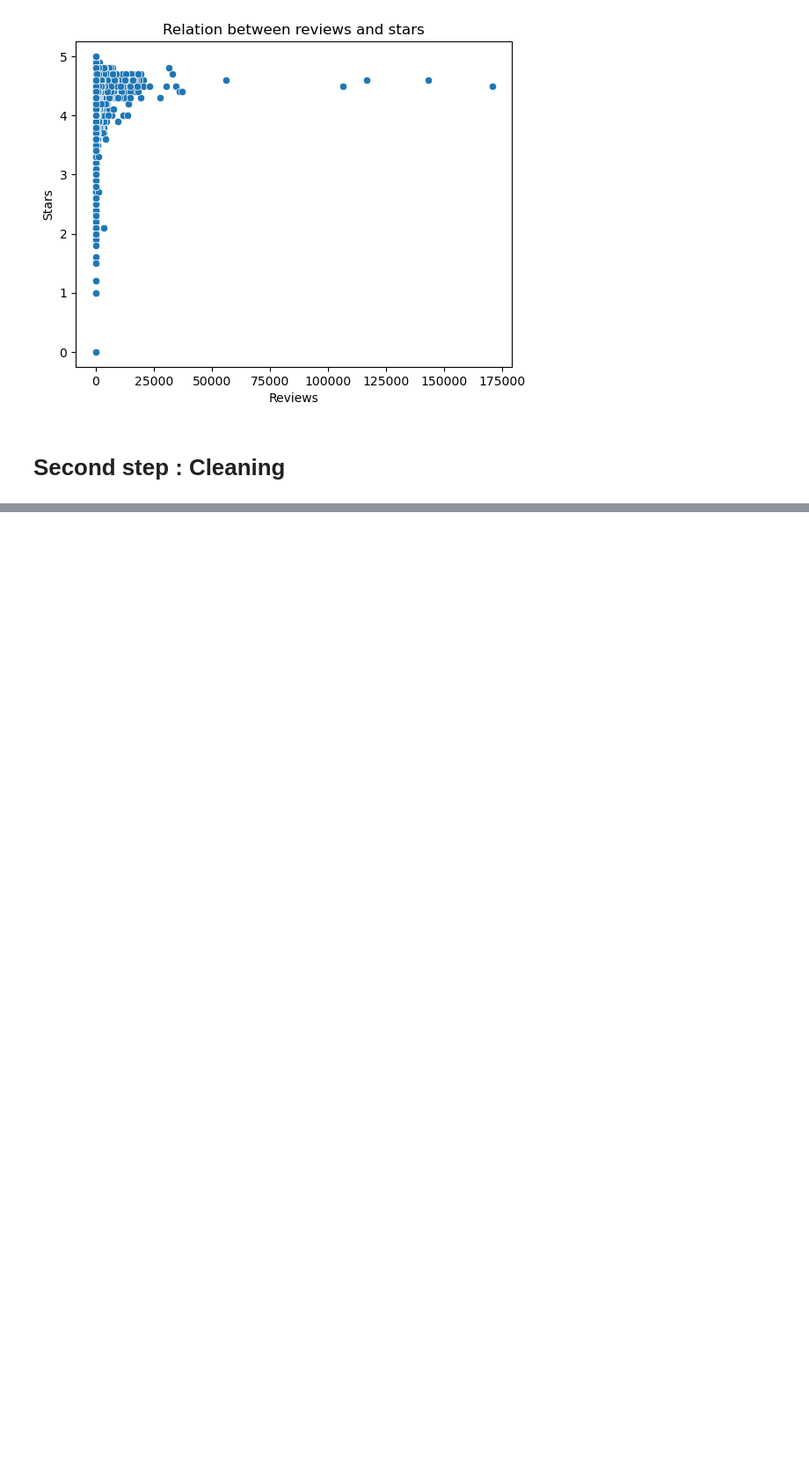
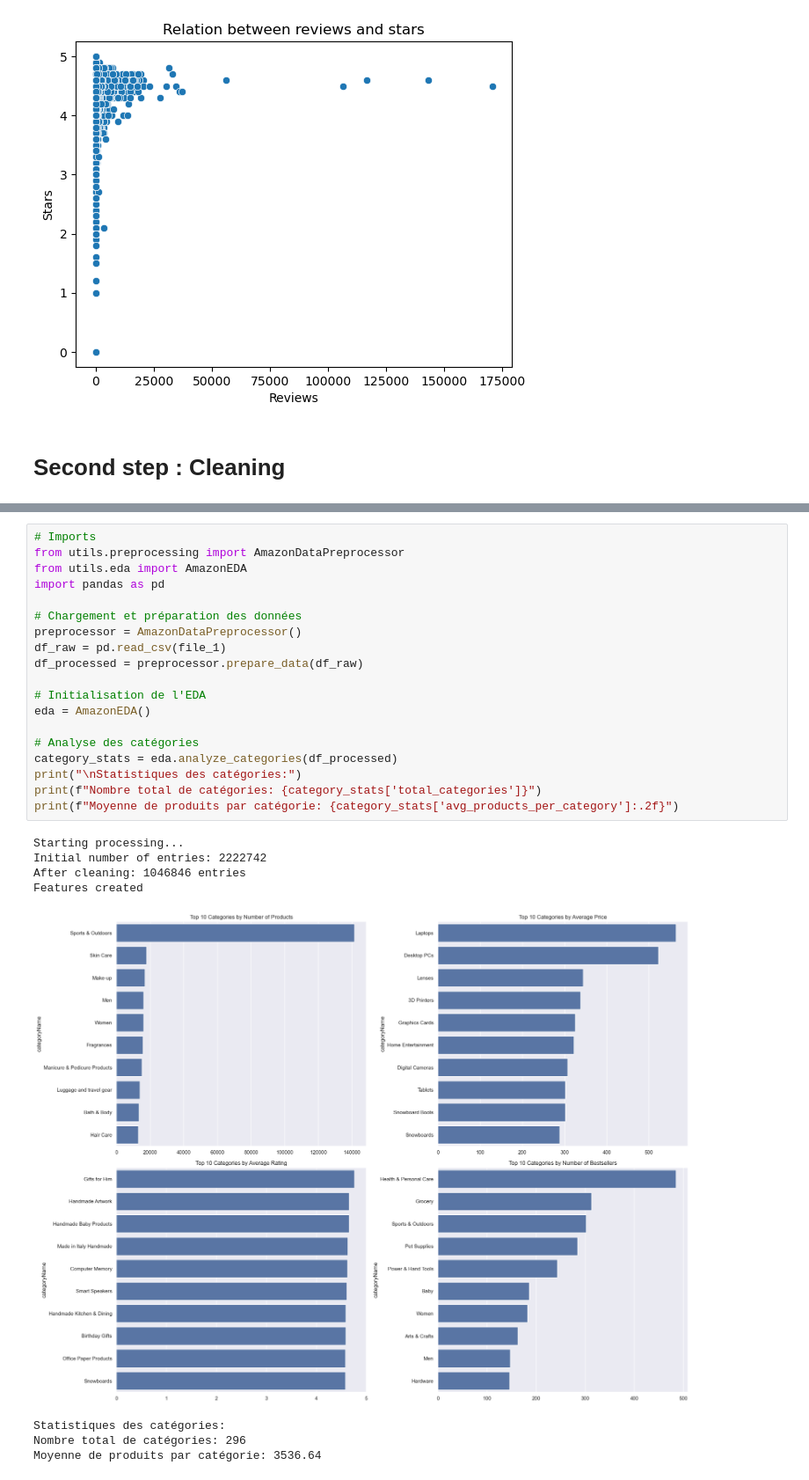
Before and after one commit to Aurelie75FR/IH_Final_Project, a Jupyter notebook: notebooks/main.ipynb, the cells around one changed output, grey strips where cells are left out. Shown at 88% size. Drawn from its saved outputs; the diff is of its cells as text; blank space fills up the shorter version.

```diff
--- a/notebooks/main.ipynb
+++ b/notebooks/main.ipynb
@@ -211,0 +244,28 @@ Features créées
+# %%
+# Imports
+from utils.preprocessing import AmazonDataPreprocessor
+from utils.eda import AmazonEDA
+import pandas as pd
+
+# Chargement et préparation des données
+preprocessor = AmazonDataPreprocessor()
+df_raw = pd.read_csv(file_1)
+df_processed = preprocessor.prepare_data(df_raw)
+
+# Initialisation de l'EDA
+eda = AmazonEDA()
+
+# Analyse des catégories
+category_stats = eda.analyze_categories(df_processed)
+print("\nStatistiques des catégories:")
+print(f"Nombre total de catégories: {category_stats['total_categories']}")
+print(f"Moyenne de produits par catégorie: {category_stats['avg_products_per_category']:.2f}")
+# %% [output]
+Starting processing...
+Initial number of entries: 2222742
+After cleaning: 1046846 entries
+Features created
+[figure, added]
+Statistiques des catégories:
+Nombre total de catégories: 296
+Moyenne de produits par catégorie: 3536.64
```
Also changed, not shown: parts of 3 cells of this notebook, 2 other files.
